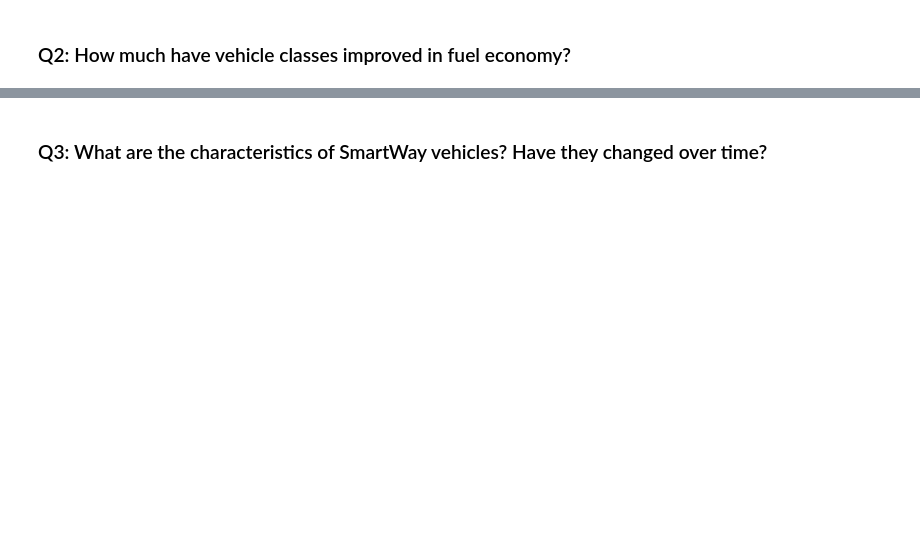
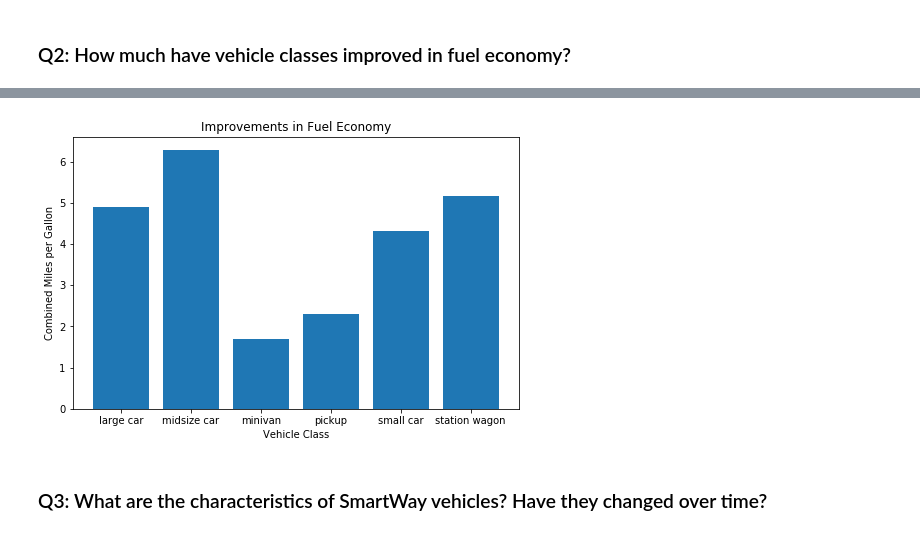
Before and after one commit to tnakatani/Udacity_DAND, a Jupyter notebook: 2_Intro_DA/3_CaseStudy2/drawing_conclusions.ipynb, the cells around one changed output, grey strips where cells are left out. Saved outputs shown, nothing was run; the diff lists cells and outputs as text; code cells hidden in the pictures; blank space fills up the shorter version.

```diff
--- a/2_Intro_DA/3_CaseStudy2/drawing_conclusions.ipynb
+++ b/2_Intro_DA/3_CaseStudy2/drawing_conclusions.ipynb
@@ -11,2 +66,5 @@ df_18 =
 # %% [markdown]
 ### Q2: How much have vehicle classes improved in fuel economy?
+# %%
+mean_08 = df_08.groupby('veh_class').cmb_mpg.mean()
+mean_08
@@ -12,0 +82,3 @@ df_18 =
+# %%
+mean_18 = df_18.groupby('veh_class').cmb_mpg.mean()
+mean_18
@@ -12,0 +97,3 @@ df_18 =
+# %%
+df_mean_08_18 = mean_18 - mean_08
+df_mean_08_18
@@ -13,2 +114,11 @@ df_18 =
+# %%
+df_mean_08_18.dropna(inplace=True)
+plt.subplots(figsize=(8, 5))
+plt.bar(df_mean_08_18.index, df_mean_08_18)
+plt.title("Improvements in Fuel Economy")
+plt.xlabel("Vehicle Class")
+plt.ylabel("Combined Miles per Gallon");
+# %% [output]
+[figure, added]
 # %% [markdown]
 ### Q3: What are the characteristics of SmartWay vehicles? Have they changed over time?
```
Also changed, not shown: parts of 26 cells of this notebook, 14 other files.
